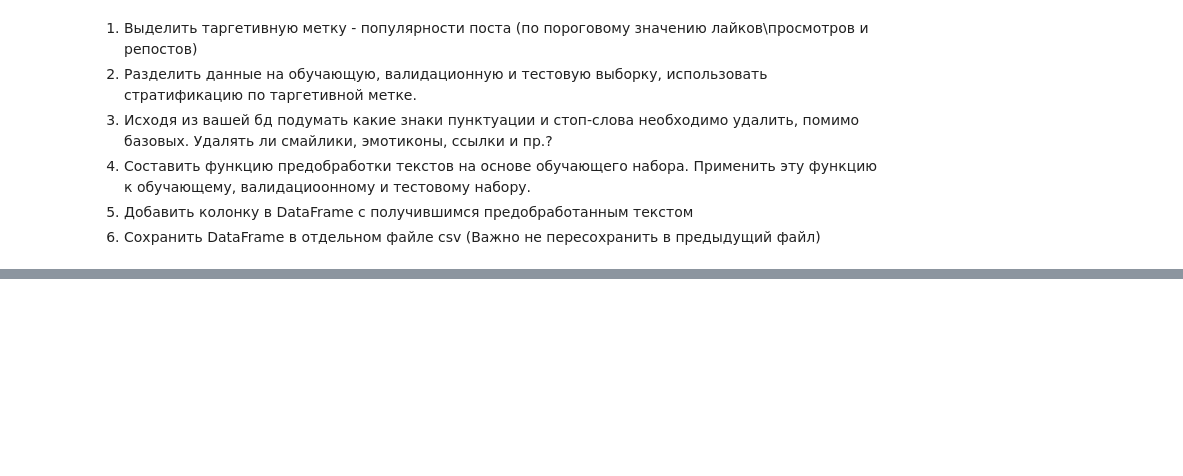
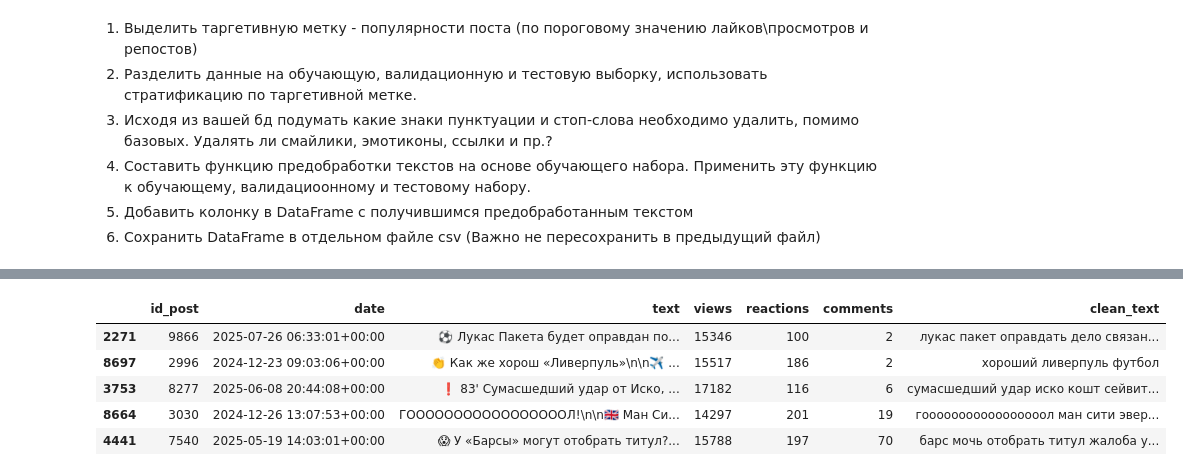
Before and after one commit to rfeskov/NNT, a Jupyter notebook: Лекция_4_Предобработка.ipynb, the cells around one changed output, grey strips where cells are left out. Saved outputs shown, nothing was run; the diff lists cells and outputs as text; code cells hidden in the pictures; blank space fills up the shorter version.

```diff
--- a/Лекция_4_Предобработка.ipynb
+++ b/Лекция_4_Предобработка.ipynb
@@ -362,0 +478,9 @@ preprocessing(text_example)
+# %%
+test_df.head()
+# %% [output]
+|  | id_post | date | text | views | reactions | comments | clean_text |
+| 2271 | 9866 | 2025-07-26 06:33:01+00:00 | ⚽️ Лукас Пакета будет оправдан по... | 15346 | 100 | 2 | лукас пакет оправдать дело связан... |
+| 8697 | 2996 | 2024-12-23 09:03:06+00:00 | 👏 Как же хорош «Ливерпуль»\n\n✈️ ... | 15517 | 186 | 2 | хороший ливерпуль футбол |
+| 3753 | 8277 | 2025-06-08 20:44:08+00:00 | ❗️ 83' Сумасшедший удар от Иско, ... | 17182 | 116 | 6 | сумасшедший удар иско кошт сейвит... |
+| 8664 | 3030 | 2024-12-26 13:07:53+00:00 | ГОООООООООООООООООЛ!\n\n🇬🇧 Ман Си... | 14297 | 201 | 19 | гооооооооооооооооол ман сити эвер... |
+| 4441 | 7540 | 2025-05-19 14:03:01+00:00 | 😱 У «Барсы» могут отобрать титул?... | 15788 | 197 | 70 | барс мочь отобрать титул жалоба у... |
```
Also changed, not shown: parts of 10 cells of this notebook.
